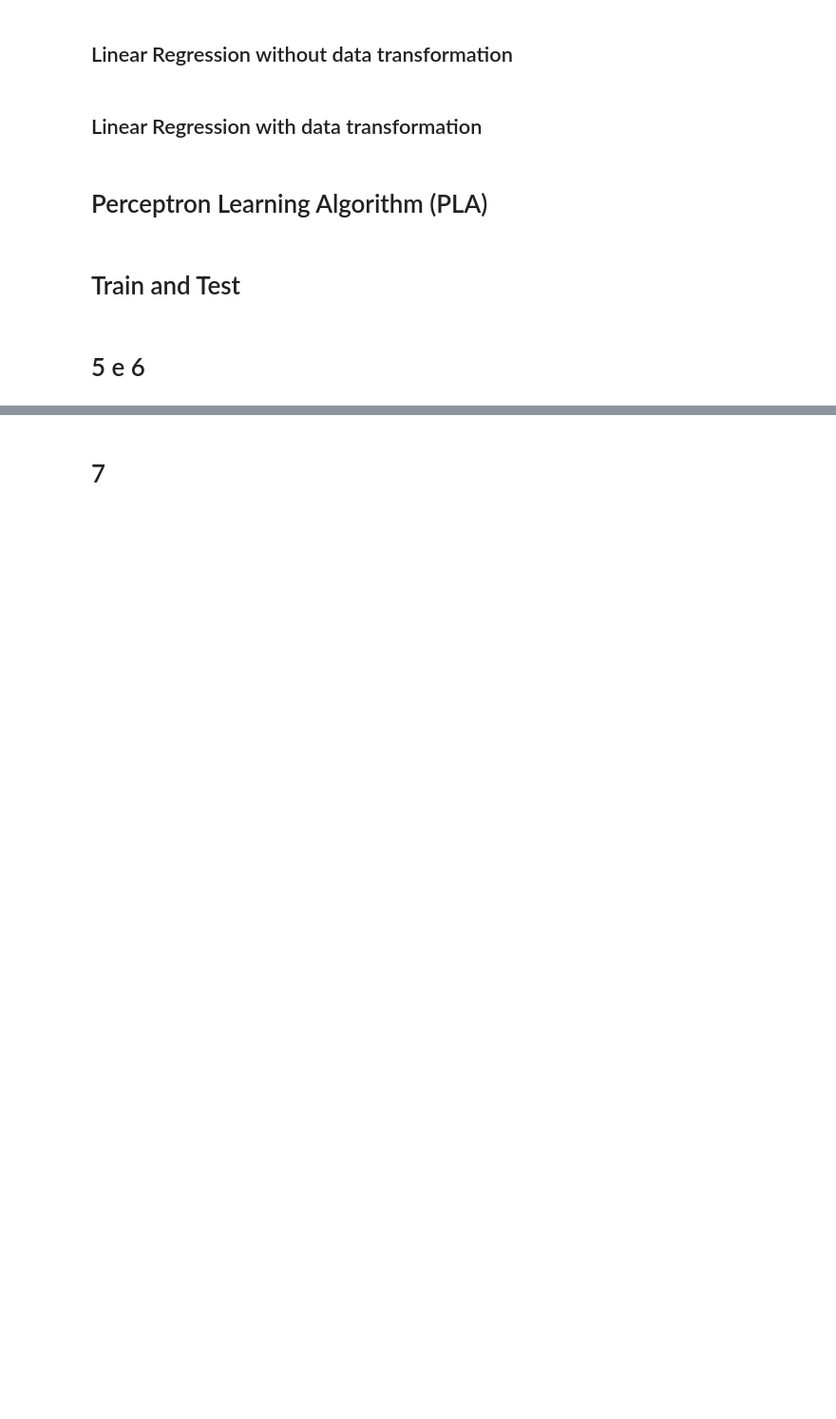
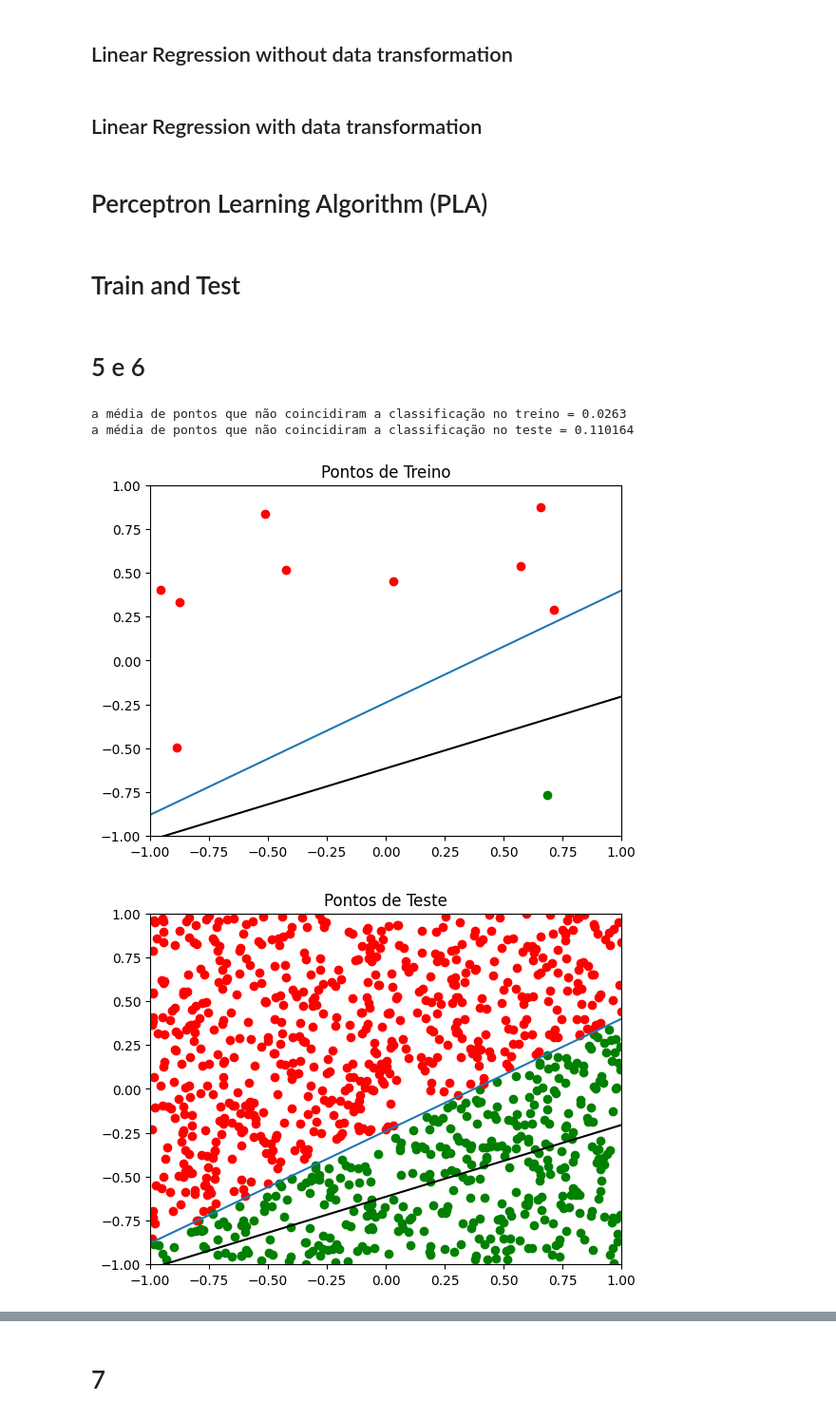
Before and after one commit to lagaleno/computational_intelligence, a Jupyter notebook: Lista2.ipynb, the cells around one changed output, grey strips where cells are left out. Shown: that part at 95% size. Drawn from its saved outputs; the diff is of its cells as text; code cells hidden in the pictures; blank space fills up the shorter version.

```diff
--- a/Lista2.ipynb
+++ b/Lista2.ipynb
@@ -354,6 +354,13 @@ def simulateLinearRegression(n_train, n_test, iteration = 1000):
   # Eout
   test_mean_not_equal = np.sum(test_count_not_equal)/len(test_count_not_equal)
   print('a média de pontos que não coincidiram a classificação no teste = ' + str(test_mean_not_equal))
+# %%
+simulateLinearRegression(10, 1000, 1000)
+# %% [output]
+a média de pontos que não coincidiram a classificação no treino = 0.0263
+a média de pontos que não coincidiram a classificação no teste = 0.110164
+[figure, added]
+[figure, added]
 # %%
 simulateLinearRegression(100, 1000, 1000)
 # %% [output]
```
Also changed, not shown: parts of 17 cells of this notebook.
